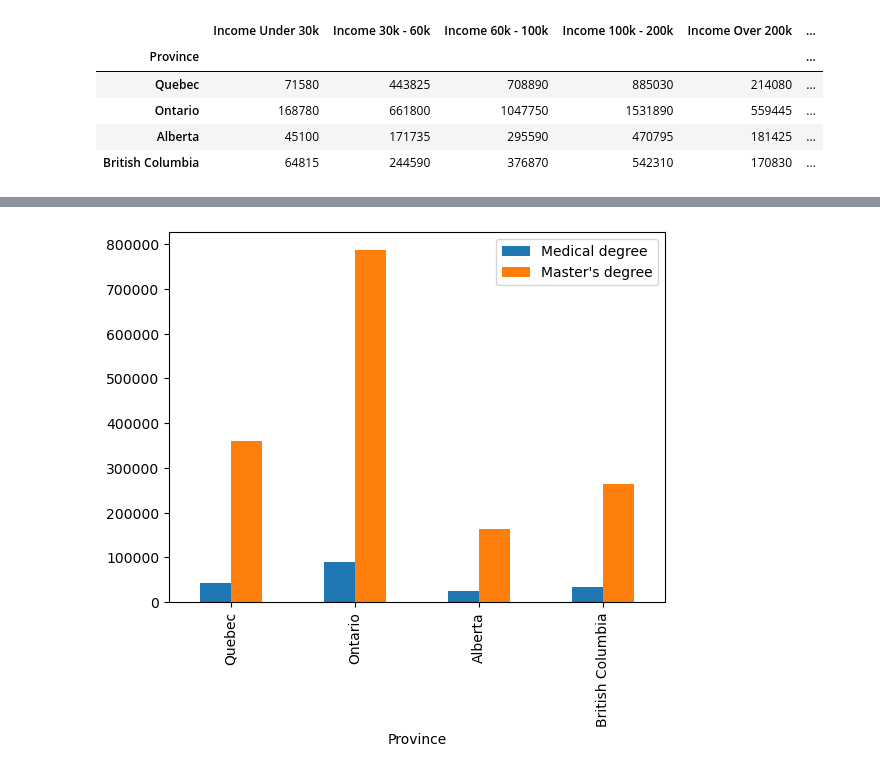
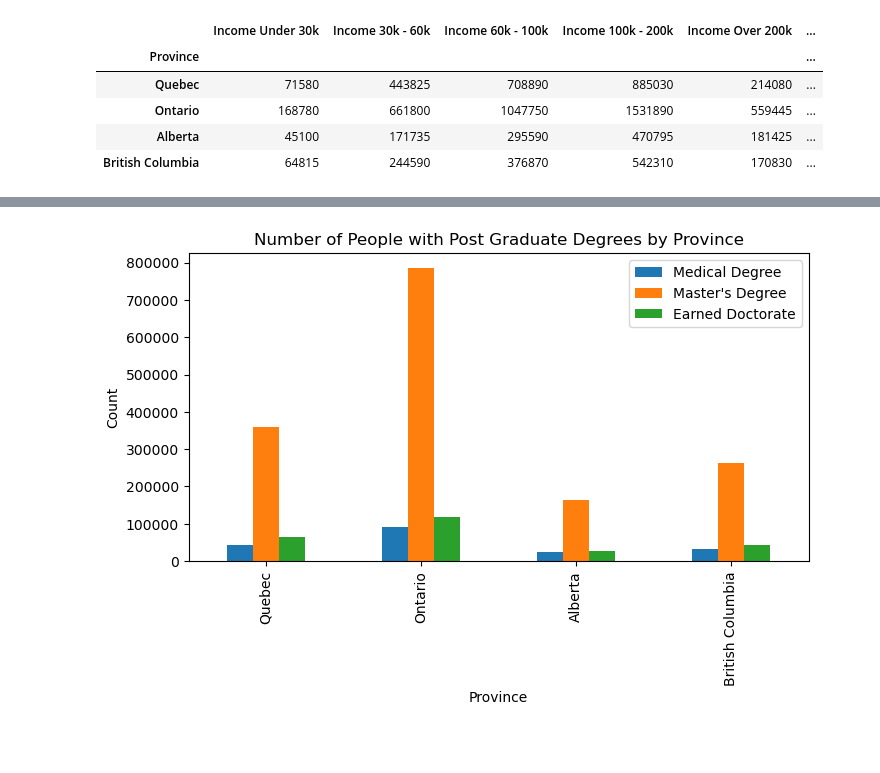
Before and after one commit to BehnooshNasri/project_one, a Jupyter notebook: Esi_Income_Analysis.ipynb, the cells around one changed output, grey strips where cells are left out. Saved outputs shown, nothing was run; the diff lists cells and outputs as text; code cells hidden in the pictures; blank space fills up the shorter version.

```diff
--- a/Esi_Income_Analysis.ipynb
+++ b/Esi_Income_Analysis.ipynb
@@ -34,9 +37,12 @@ grad_school_clean
 | 2 | Earned doctorate | 279,665 | 63,275 | 119,120 | 27,315 | 43,440 |
 | 3 | Total | 2,234,375 | 467,825 | 996,085 | 215,435 | 340,570 |
 # %%
+# Rename columns to more relevant names and set index
 grad_school_df = grad_school_clean.rename(columns={'Highest certificate, diploma or degree': 'Highest Education'})
 grad_school_df = grad_school_df.set_index('Highest Education')
-grad_school_clean_df = grad_school_df.rename(index={'Degree in medicine, dentistry, veterinary medicine or optometry': 'Medical degree'})
+grad_school_clean_df = grad_school_df.rename(index={'Degree in medicine, dentistry, veterinary medicine or optometry': 'Medical Degree',
+                                                    "Master's degree": "Master's Degree",
+                                                    'Earned doctorate ': 'Earned Doctorate'})
 grad_school_clean_df
 # %% [output]
 |  | Canada | Quebec | Ontario | Alberta | British Columbia |
@@ -152,6 +173,13 @@ plt.show()
 # %%
-grad_graph = combined_df[['Medical degree', "Master's degree"]] #can't plot Earned doctorate --- index error again!
-grad_graph.plot(kind='bar')
+# Question 2: How are post graduate degree holders distributed across the 4 Provinces? Plot a graph to show this.
+grad_graph = combined_df[['Medical Degree', "Master's Degree", 'Earned Doctorate']]
+grad_graph.plot(kind='bar',figsize= (8, 4),
+                 title = 'Number of People with Post Graduate Degrees by Province',
+                 xlabel = 'Province',
+                 ylabel = 'Count')
+# Save as image
+plt.savefig('output_income/PostGrad_Distribution.png')
+
 plt.show()
 # %% [output]
-[figure, old version]
+[figure, new version]
```
Also changed, not shown: parts of 15 cells of this notebook, 4 other files.
